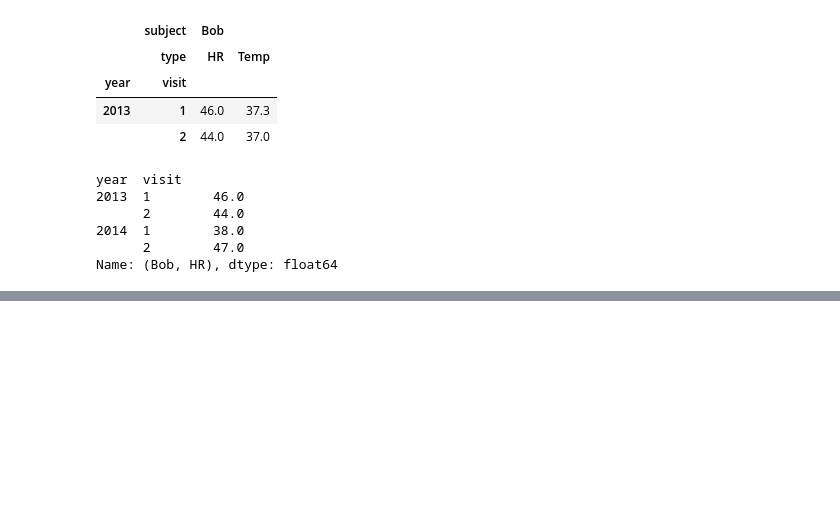
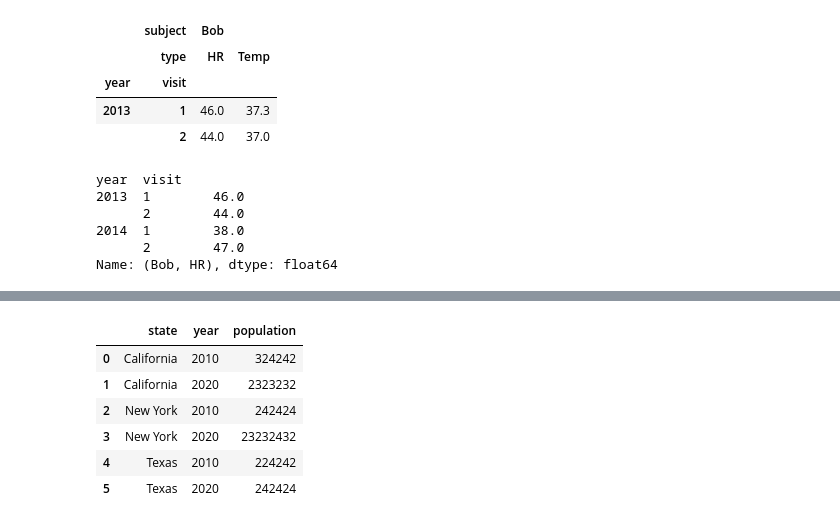
Before and after one commit to aradatascience/arads-Python-workspace, a Jupyter notebook: jupyter_04_pandas.ipynb, the cells around one changed output, grey strips where cells are left out. Cells and saved outputs as stored; diff of their text form; code cells hidden in the pictures; blank space fills up the shorter version.

```diff
--- a/jupyter_04_pandas.ipynb
+++ b/jupyter_04_pandas.ipynb
@@ -1005,0 +1100,11 @@ Name: (Bob, HR), dtype: float64
+# %%
+pop_flat = pop.reset_index(name='population')
+pop_flat
+# %% [output]
+|  | state | year | population |
+| 0 | California | 2010 | 324242 |
+| 1 | California | 2020 | 2323232 |
+| 2 | New York | 2010 | 242424 |
+| 3 | New York | 2020 | 23232432 |
+| 4 | Texas | 2010 | 224242 |
+| 5 | Texas | 2020 | 242424 |
```
Also changed, not shown: parts of 16 cells of this notebook.
